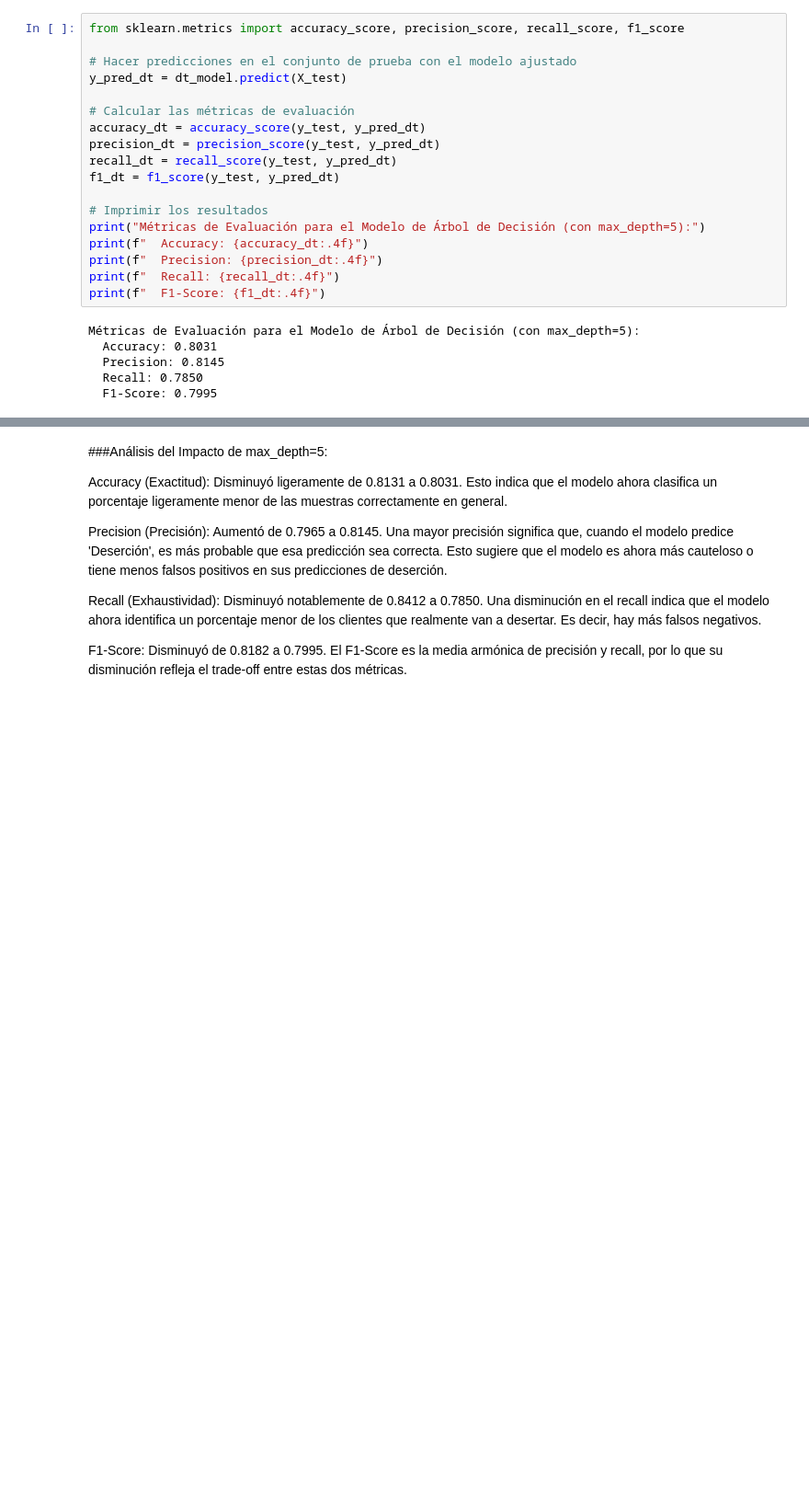
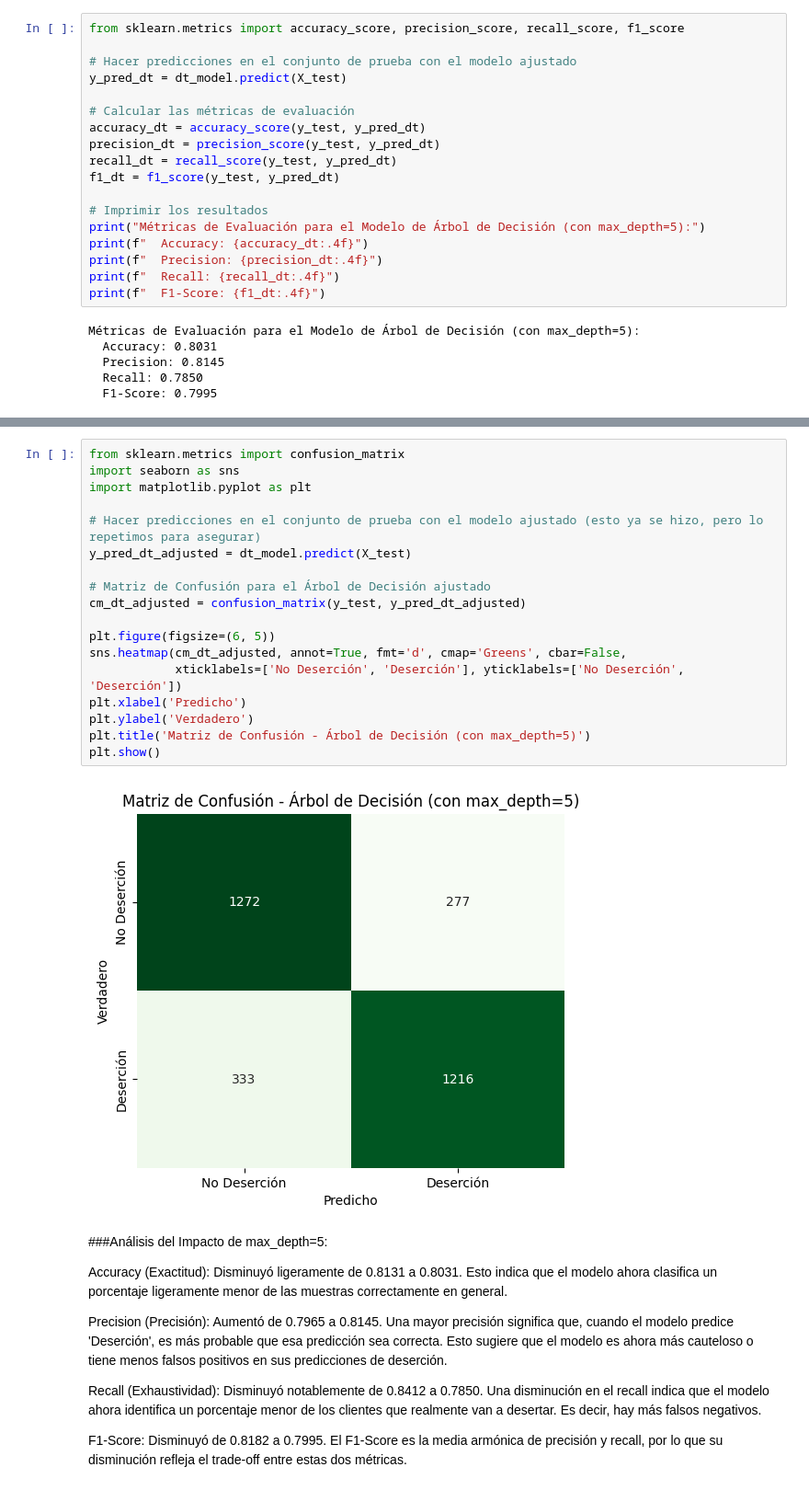
Before and after one commit to lainaker7/TELECOM_X_PARTE_DOS, a Jupyter notebook: TelecomX_SegundaParte.ipynb, the cells around one changed output, grey strips where cells are left out. Shown at 92% size. Saved outputs shown, nothing was run; the diff lists cells and outputs as text; blank space fills up the shorter version.

```diff
--- a/TelecomX_SegundaParte.ipynb
+++ b/TelecomX_SegundaParte.ipynb
@@ -512,3 +516,23 @@ Métricas de Evaluación para el Modelo de Árbol de Decisión (con max_depth=5)
+# %%
+from sklearn.metrics import confusion_matrix
+import seaborn as sns
+import matplotlib.pyplot as plt
+
+# Hacer predicciones en el conjunto de prueba con el modelo ajustado (esto ya se hizo, pero lo repetimos para asegurar)
+y_pred_dt_adjusted = dt_model.predict(X_test)
+
+# Matriz de Confusión para el Árbol de Decisión ajustado
+cm_dt_adjusted = confusion_matrix(y_test, y_pred_dt_adjusted)
+
+plt.figure(figsize=(6, 5))
+sns.heatmap(cm_dt_adjusted, annot=True, fmt='d', cmap='Greens', cbar=False,
+            xticklabels=['No Deserción', 'Deserción'], yticklabels=['No Deserción', 'Deserción'])
+plt.xlabel('Predicho')
+plt.ylabel('Verdadero')
+plt.title('Matriz de Confusión - Árbol de Decisión (con max_depth=5)')
+plt.show()
+# %% [output]
+[figure, added]
 # %% [markdown]
 ###Análisis del Impacto de max_depth=5:
 
```
Also changed, not shown: parts of 1 cell of this notebook.
